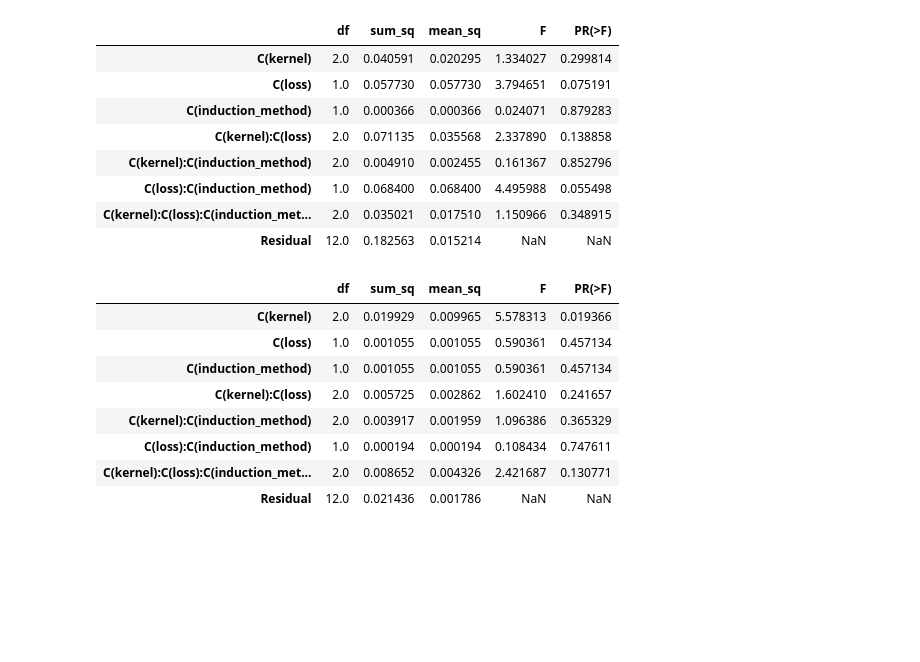
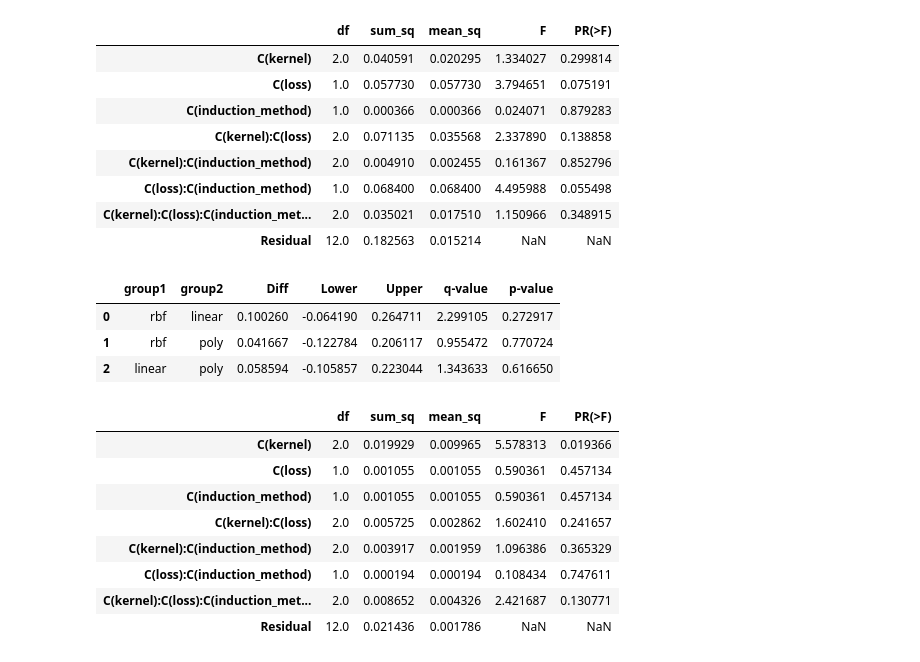
Before and after one commit to sharma-divyanshu/uncertainty_analysis, a Jupyter notebook: gp_sparse_bayes.ipynb, the cells around one changed output. Cells and saved outputs as stored; diff of their text form; code cells hidden in the pictures; blank space fills up the shorter version.

```diff
--- a/gp_sparse_bayes.ipynb
+++ b/gp_sparse_bayes.ipynb
@@ -119,6 +122,17 @@ sm.stats.anova_lm(diabetes_model)
 | C(loss):C(induction_method) | 1.0 | 0.068400 | 0.068400 | 4.495988 | 0.055498 |
 | C(kernel):C(loss):C(induction_met... | 2.0 | 0.035021 | 0.017510 | 1.150966 | 0.348915 |
 | Residual | 12.0 | 0.182563 | 0.015214 | NaN | NaN |
+# %%
+res = stat()
+res.tukey_hsd(phalpha=0.05, df=diabetes,
+              res_var='accuracy', xfac_var='kernel',
+              anova_model='accuracy~C(kernel)+C(loss)+C(induction_method)+C(kernel)*C(loss)*C(induction_method)')
+res.tukey_summary
+# %% [output]
+|  | group1 | group2 | Diff | Lower | Upper | q-value | p-value |
+| 0 | rbf | linear | 0.100260 | -0.064190 | 0.264711 | 2.299105 | 0.272917 |
+| 1 | rbf | poly | 0.041667 | -0.122784 | 0.206117 | 0.955472 | 0.770724 |
+| 2 | linear | poly | 0.058594 | -0.105857 | 0.223044 | 1.343633 | 0.616650 |
 # %%
 ionosphere_model = ols('accuracy~C(kernel)+C(loss)+C(induction_method)+C(kernel)*C(loss)*C(induction_method)', data=ionosphere).fit()
 sm.stats.anova_lm(ionosphere_model)
```
Also changed, not shown: parts of 9 cells of this notebook, 1 other file.
